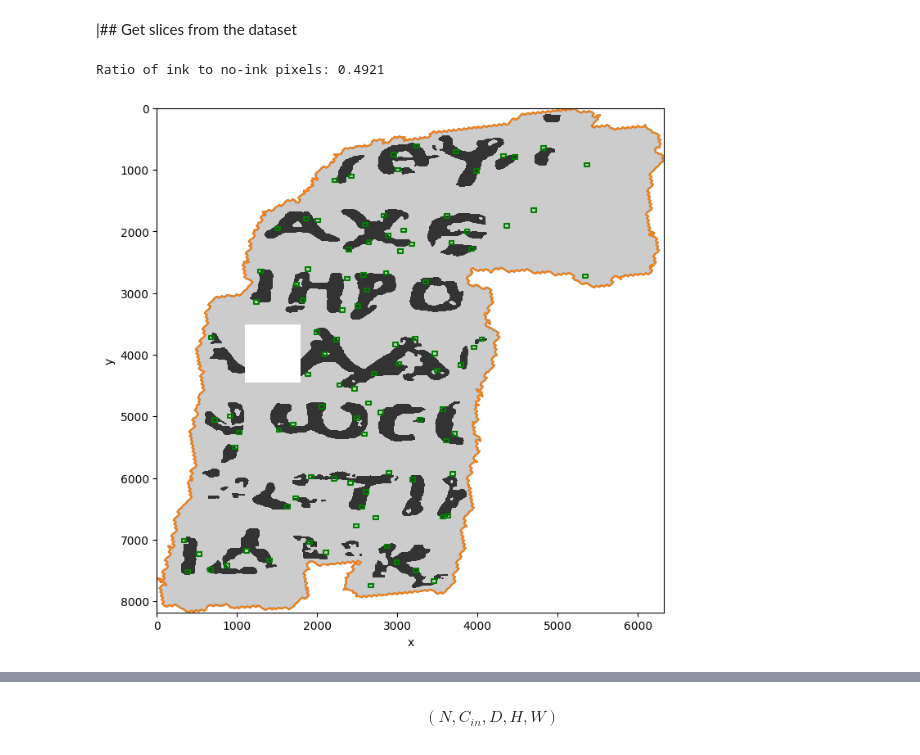
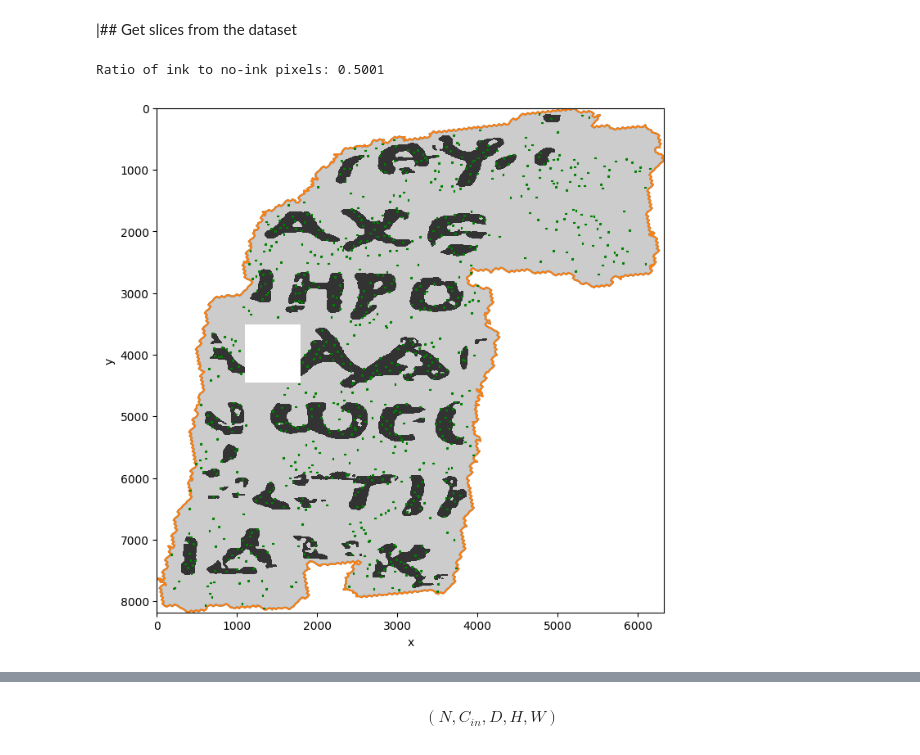
Before and after one commit to johnlavelle/vesuvius-ink-detection, a Jupyter notebook: notebooks/analysis.ipynb, the cells around one changed output, grey strips where cells are left out. Cells and saved outputs as stored; diff of their text form; code cells hidden in the pictures.

```diff
--- a/analysis.ipynb
+++ b/notebooks/analysis.ipynb
@@ -123,35 +111,35 @@ get_data_and_plot_masks()
 # %%
 def plot_random_slice(slices: List,
                       labels_arr: DaskArray,
                       mask_arr: DaskArray,
                       mask_poly: Polygon,
                       test_box_poly: Polygon) -> None:
     fig, ax1 = plt.subplots(1, 1, figsize=(8, 8))
     ax1.plot(*mask_poly.exterior.xy)
     ax1.plot(*test_box_poly.exterior.xy)
     for slice_ in slices:
         rnd_box = box(slice_['x'].start,
                       slice_['y'].start,
                       slice_['x'].stop,
                       slice_['y'].stop)
         ax1.plot(*rnd_box.exterior.xy, color='green')
     ax1.invert_yaxis()
     ax1.set_title('Papyrus mask 1, test box & sample boxes')
     cmap = colors.ListedColormap(['0.8', '0.2'])
     labels_arr.astype('int').where(mask_arr).plot.imshow(ax=ax1, cmap=cmap, add_colorbar=False)
     ax1.invert_yaxis()
 
 
-def plot_random_slices(samples: int, box=config.test_box) -> None:
+def plot_random_slices(samples: int, box_=config.test_box) -> None:
     ds_demo = read_dataset_from_zarr(config.test_box_fragment, config.num_workers, config.prefix)
-    ds_demo['full_mask'] = get_mask(ds_demo, box)
-    rvs = VolumeSampler(ds_demo.full_mask.load(), ds_demo.labels.load(), config.box_width_sample, samples, balance=True)
+    ds_demo['full_mask'] = get_hold_back_mask(ds_demo, box_)
+    rvs = VolumeSampler(ds_demo, config.box_width_z, config.box_width_xy, samples, balance=True)
     poly_mask_demo = vectorise_raster(ds_demo['mask'].pad(x=1, y=1, mode="constant", constant_values=False).values)
     slices = [s for s in rvs]
     plot_random_slice(slices, ds_demo.labels, ds_demo.full_mask.load(), poly_mask_demo, poly_mask_demo)
     print(f"Ratio of ink to no-ink pixels: {rvs.total_ink_pixels / rvs.total_pixels:.4f}")
 
-plot_random_slices(100)
+plot_random_slices(1000)
 # %% [output]
-Ratio of ink to no-ink pixels: 0.4921
+Ratio of ink to no-ink pixels: 0.5001
-[figure, old version]
+[figure, new version]
```
Also changed, not shown: parts of 10 cells of this notebook, 17 other files.
